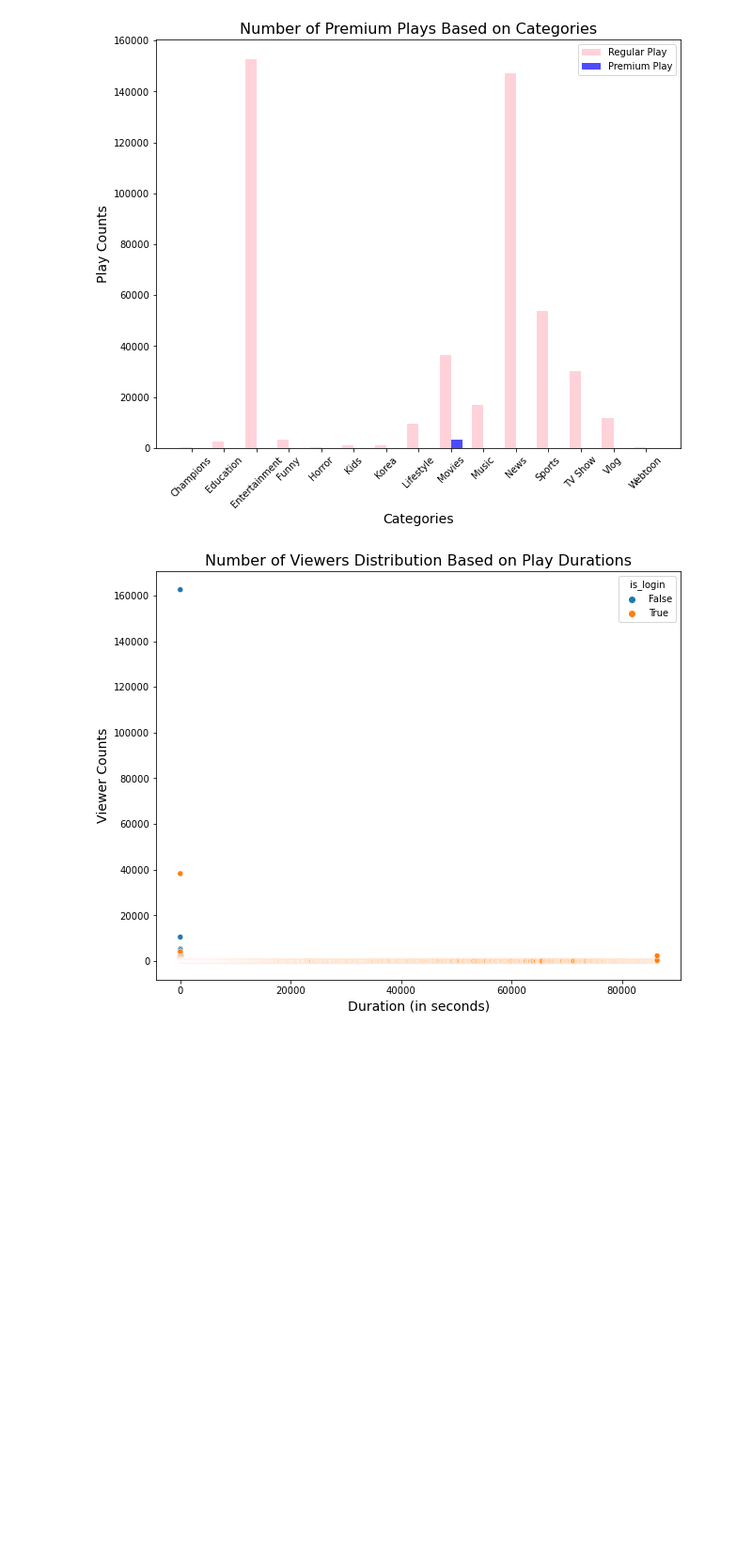
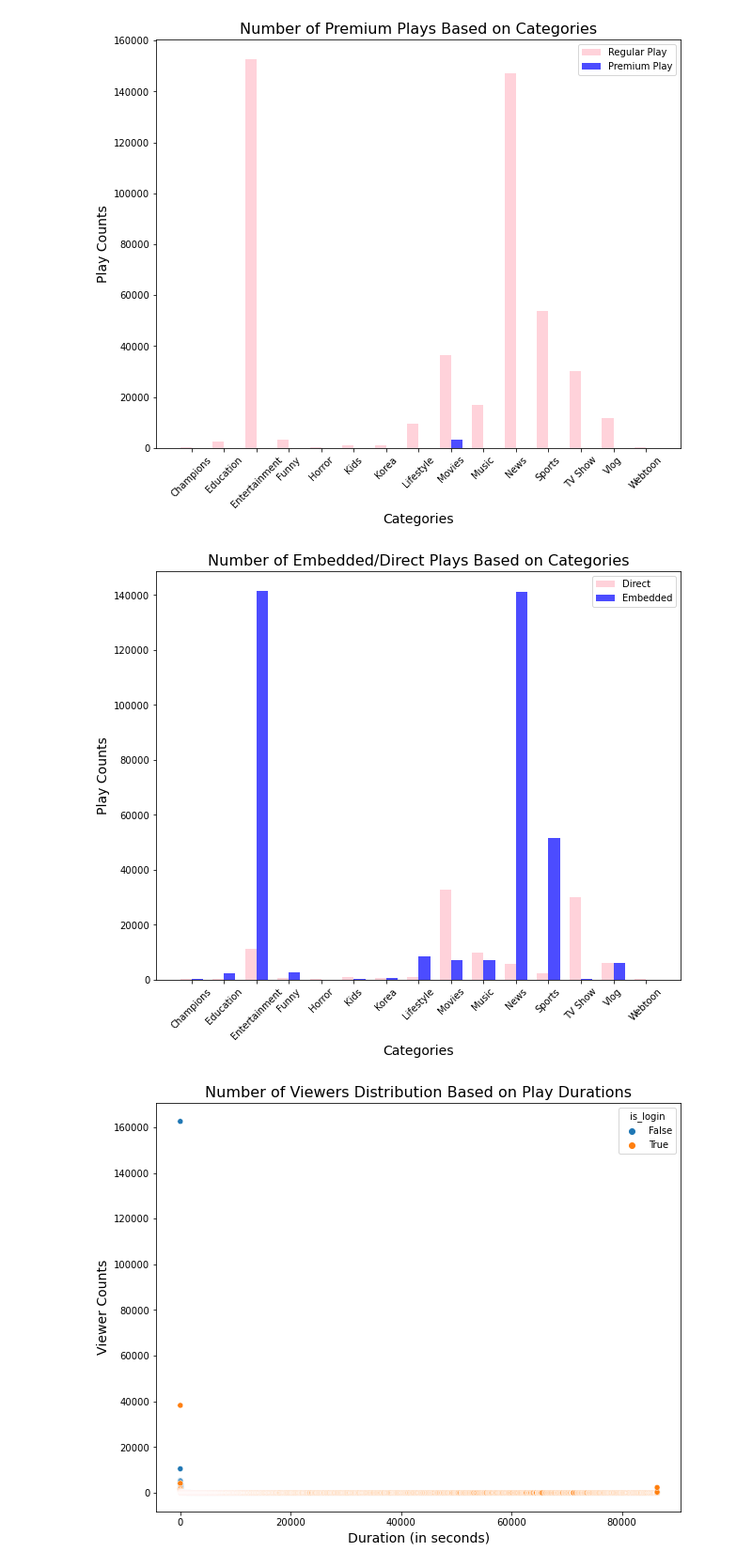
Before and after one commit to archeltaneka/vidio-dataset-eda, a Jupyter notebook: exploratory_notebook.ipynb, the cells around one changed output. Shown at 94% size. Drawn from its saved outputs; the diff is of its cells as text; code cells hidden in the pictures; blank space fills up the shorter version.

Commit message:
feat: added 1 bivariate analysis and content-based filtering for recommendation system

```diff
--- a/exploratory_notebook.ipynb
+++ b/exploratory_notebook.ipynb
@@ -1222,6 +1219,39 @@ plt.show()
 14       False        Webtoon     186
 29        True        Webtoon       0
 [figure]
+# %%
+# number of plays that have ads based on category
+df_playback_category = df[['playback_location', 'category_name']].value_counts()
+df_playback_category = pd.pivot_table(df_playback_category.to_frame(), values=0, index=['playback_location', 'category_name'], aggfunc=np.sum)
+df_playback_category = df_playback_category.reset_index()
+df_playback_category = df_playback_category.rename(columns={0: 'Counts'})
+
+df_playback_category = df_playback_category.sort_values(by=['category_name'])
+
+i = len(df_playback_category)
+for cat in df_playback_category[df_playback_category['playback_location'] == 'direct']['category_name'].tolist():
+    if cat not in df_playback_category[df_playback_category['playback_location'] == 'embed']['category_name'].tolist():
+        df_playback_category.loc[i] = ['embed', cat, 0]
+        i += 1
+
+x = np.arange(len(df_playback_category['category_name'].unique()))
+width = 0.35
+
+fig, ax = plt.subplots(figsize=(10,8))
+
+ax.bar(x - width/2, df_playback_category[df_playback_category['playback_location'] == 'direct']['Counts'], width, color='pink', alpha=.7)
+ax.bar(x + width/2, df_playback_category[df_playback_category['playback_location'] == 'embed']['Counts'], width, color='blue', alpha=.7)
+
+ax.set_title('Number of Embedded/Direct Plays Based on Categories', fontsize=16)
+ax.set_xlabel('Categories', fontsize=14)
+ax.set_ylabel('Play Counts', fontsize=14)
+ax.set_xticks(x)
+ax.set_xticklabels(df_playback_category['category_name'].unique(), rotation=45)
+ax.legend(['Direct', 'Embedded'])
+
+plt.show()
+# %% [output]
+[figure, added]
 # %%
 # number of viewers based on login status and play duration
 df_login_duration = df[['is_login', 'duration']].value_counts()
```
Also changed, not shown: parts of 17 cells of this notebook.
